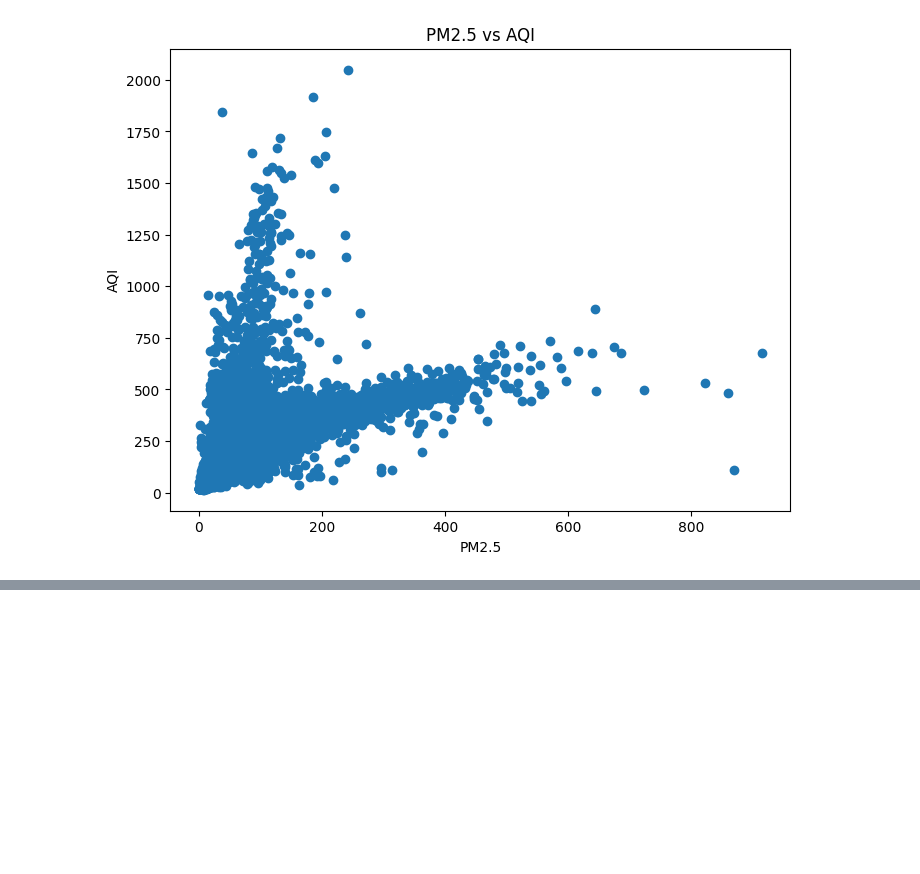
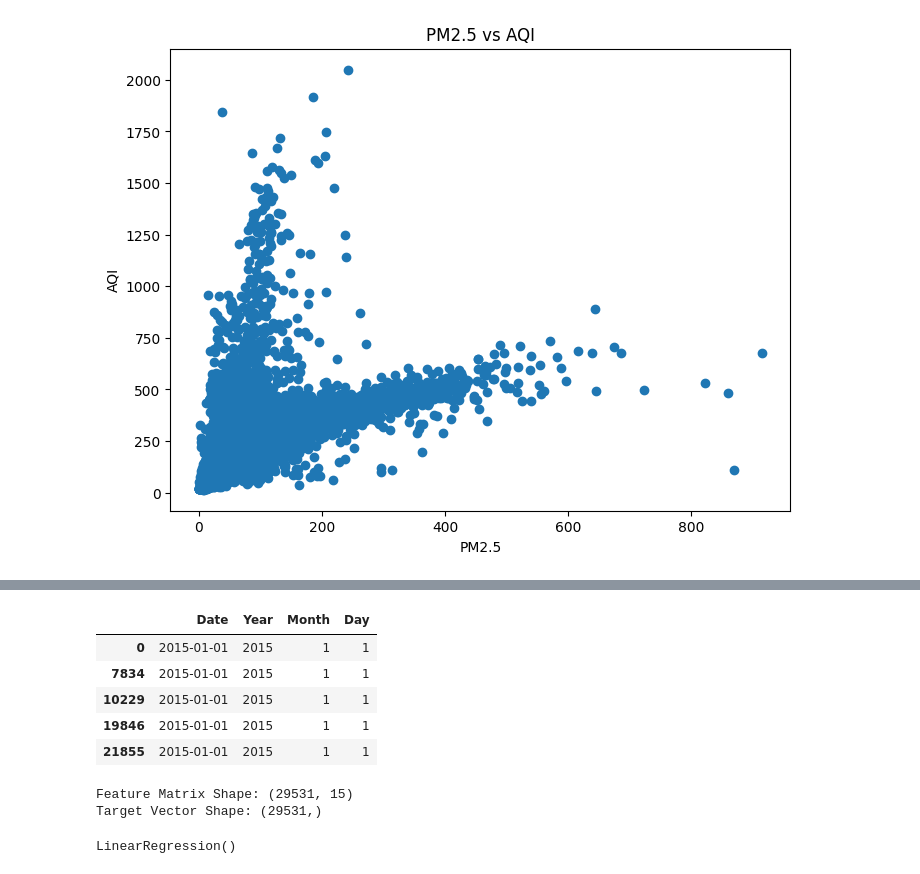
Before and after one commit to nikunjdixit-ai/-Air-AQI-Prediction, a Jupyter notebook: notebook/aqi_pipeline.ipynb, the cells around one changed output, grey strips where cells are left out. Cells and saved outputs as stored; diff of their text form; code cells hidden in the pictures; blank space fills up the shorter version.

Commit message:
feat: engineer features and train linear regression model

```diff
--- a/notebook/aqi_pipeline.ipynb
+++ b/notebook/aqi_pipeline.ipynb
@@ -328,0 +351,14 @@ plt.show()
+# %%
+
+df["Year"] = df["Date"].dt.year
+df["Month"] = df["Date"].dt.month
+df["Day"] = df["Date"].dt.day
+# %%
+df[["Date", "Year", "Month", "Day"]].head()
+# %% [output]
+|  | Date | Year | Month | Day |
+| 0 | 2015-01-01 | 2015 | 1 | 1 |
+| 7834 | 2015-01-01 | 2015 | 1 | 1 |
+| 10229 | 2015-01-01 | 2015 | 1 | 1 |
+| 19846 | 2015-01-01 | 2015 | 1 | 1 |
+| 21855 | 2015-01-01 | 2015 | 1 | 1 |
@@ -328,0 +389,6 @@ plt.show()
+# %%
+print("Feature Matrix Shape:", X.shape)
+print("Target Vector Shape:", y.shape)
+# %% [output]
+Feature Matrix Shape: (29531, 15)
+Target Vector Shape: (29531,)
@@ -328,0 +406,5 @@ plt.show()
+# %%
+model = LinearRegression()
+model.fit(X_train, y_train)
+# %% [output]
+LinearRegression()
```
Also changed, not shown: parts of 11 cells of this notebook.
